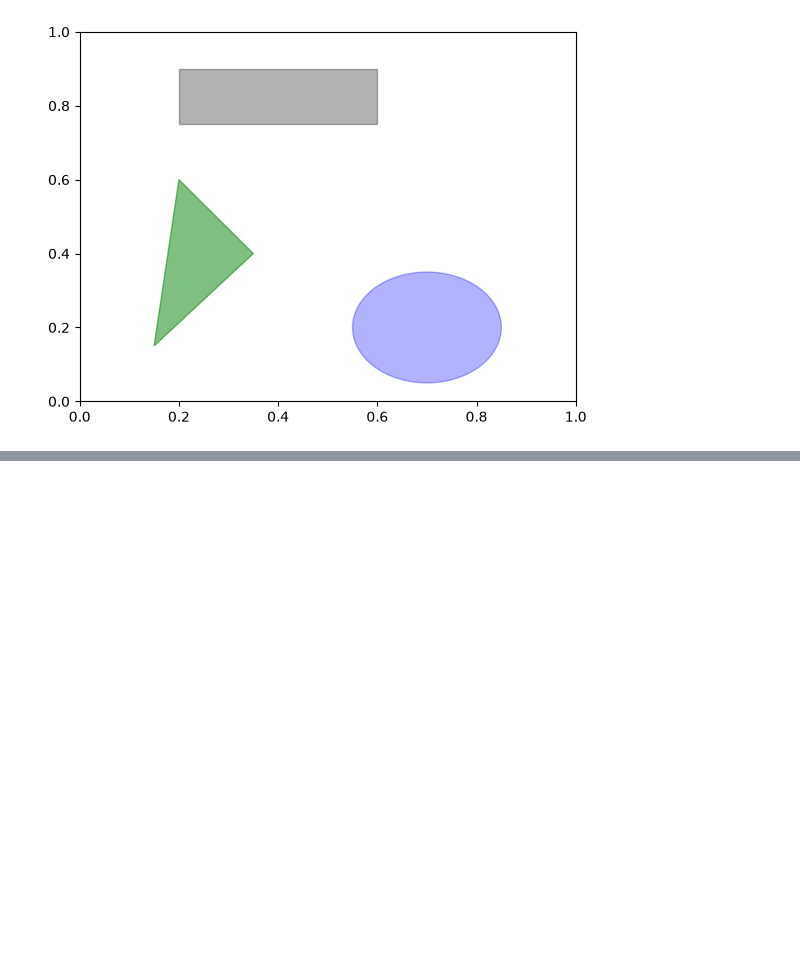
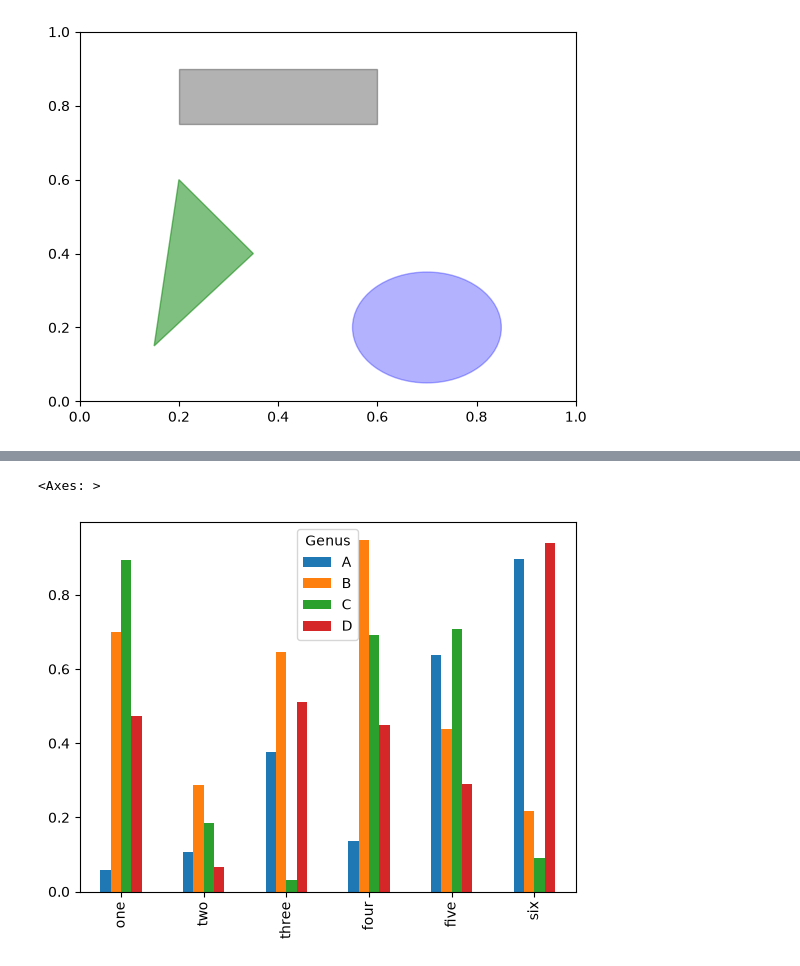
Before and after one commit to sarvar-ds0201/pydata-book-practice, a Jupyter notebook: chapter_09_visualization/visualization.ipynb, the cells around one changed output, grey strips where cells are left out. Cells and saved outputs as stored; diff of their text form; code cells hidden in the pictures; blank space fills up the shorter version.

```diff
--- a/chapter_09_visualization/visualization.ipynb
+++ b/chapter_09_visualization/visualization.ipynb
@@ -162,0 +205,6 @@ fig.savefig('figpath.png', dpi=400)
+# %%
+plt.style.use('default')
+df.plot.bar()
+# %% [output]
+<Axes: >
+[figure, added]
```
Also changed, not shown: parts of 47 cells of this notebook, 1 other file.
